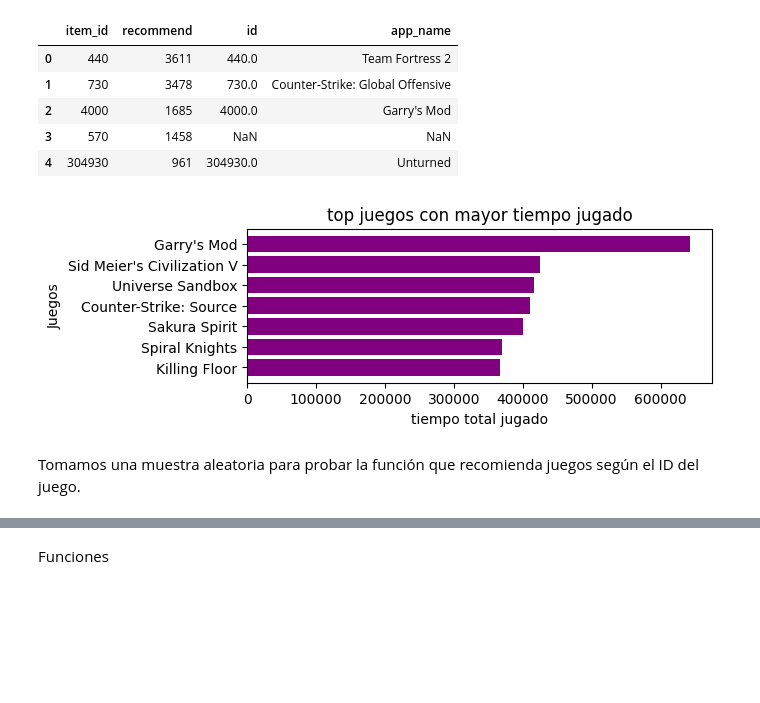
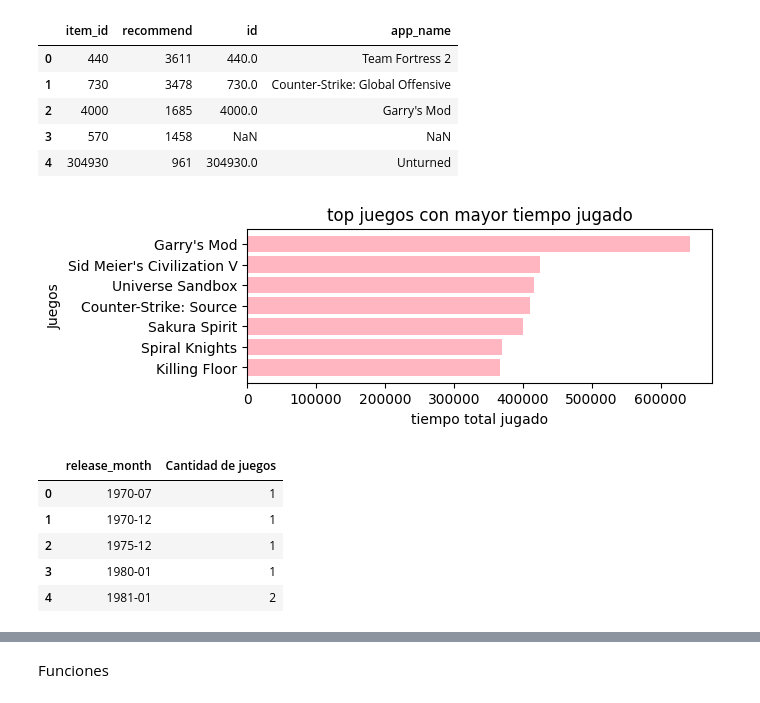
Before and after one commit to bschutt/Bschutt_PI_ML_OPS, a Jupyter notebook: EDA_ETL_PI01.ipynb, the cells around one changed output, grey strips where cells are left out. Drawn from its saved outputs; the diff is of its cells as text; code cells hidden in the pictures; blank space fills up the shorter version.

```diff
--- a/EDA_ETL_PI01.ipynb
+++ b/EDA_ETL_PI01.ipynb
@@ -375,16 +379,33 @@ top_juegos_jugados= df_items_final_csv.sort_values(by="playtime_forever",ascendi
 # %%
 # Grafico los datos
 plt.figure(figsize=(6,2))# Se usa para ajustar el tamaño del gráfico
 
-plt.barh(top_juegos_jugados["item_name"], top_juegos_jugados["playtime_forever"], color= "purple")
+plt.barh(top_juegos_jugados["item_name"], top_juegos_jugados["playtime_forever"], color= "lightpink")
 plt.xlabel("tiempo total jugado") # Eje X
 plt.ylabel("Juegos") #Eje Y
 plt.title("top juegos con mayor tiempo jugado") # Titulo
 plt.gca().invert_yaxis()
 
 # Visualiza el gráfico
 plt.show()
 # %% [output]
-[figure, old version]
+[figure, new version]
-# %% [markdown]
-Tomamos una muestra aleatoria para probar la función que recomienda juegos según el ID del juego.
+# %%
+# En que mes se lanzaron más juegos
+# Hago una copia del df original
+df_games_copy = df_games.copy()
+#Convierte la columna release date al formato de fecha y elimina las filas con NaN.
+df_games_copy["release_date"] =pd.to_datetime(df_games_copy["release_date"], errors = "coerce")
+# Crea una nueva columna release_month que contiene el mes de lanzamiento de cada juego
+df_games_copy["release_month"]= df_games_copy["release_date"].dt.to_period("M")
+#Realiza el cálculo de la cantidad de juegos lanzados por mes
+cantidad_de_juegos_lanzados_por_mes= df_games_copy.groupby("release_month").size().reset_index(name= "Cantidad de juegos")
+# Se creó un nuevo df con la cantidad de juegos lanzados por mes
+cantidad_de_juegos_lanzados_por_mes.head()
+# %% [output]
+|  | release_month | Cantidad de juegos |
+| 0 | 1970-07 | 1 |
+| 1 | 1970-12 | 1 |
+| 2 | 1975-12 | 1 |
+| 3 | 1980-01 | 1 |
+| 4 | 1981-01 | 2 |
```
Also changed, not shown: parts of 18 cells of this notebook, 1 other file.
